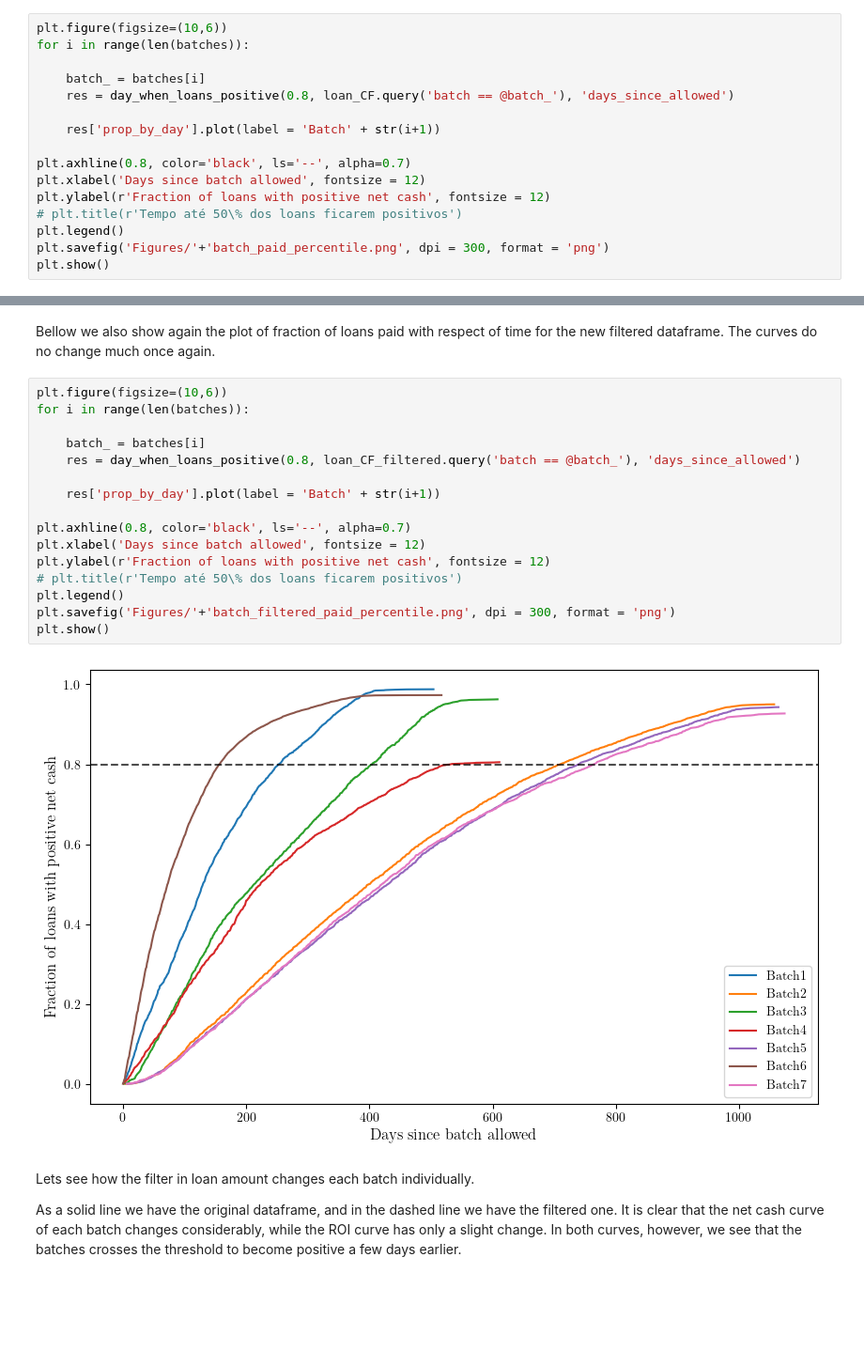
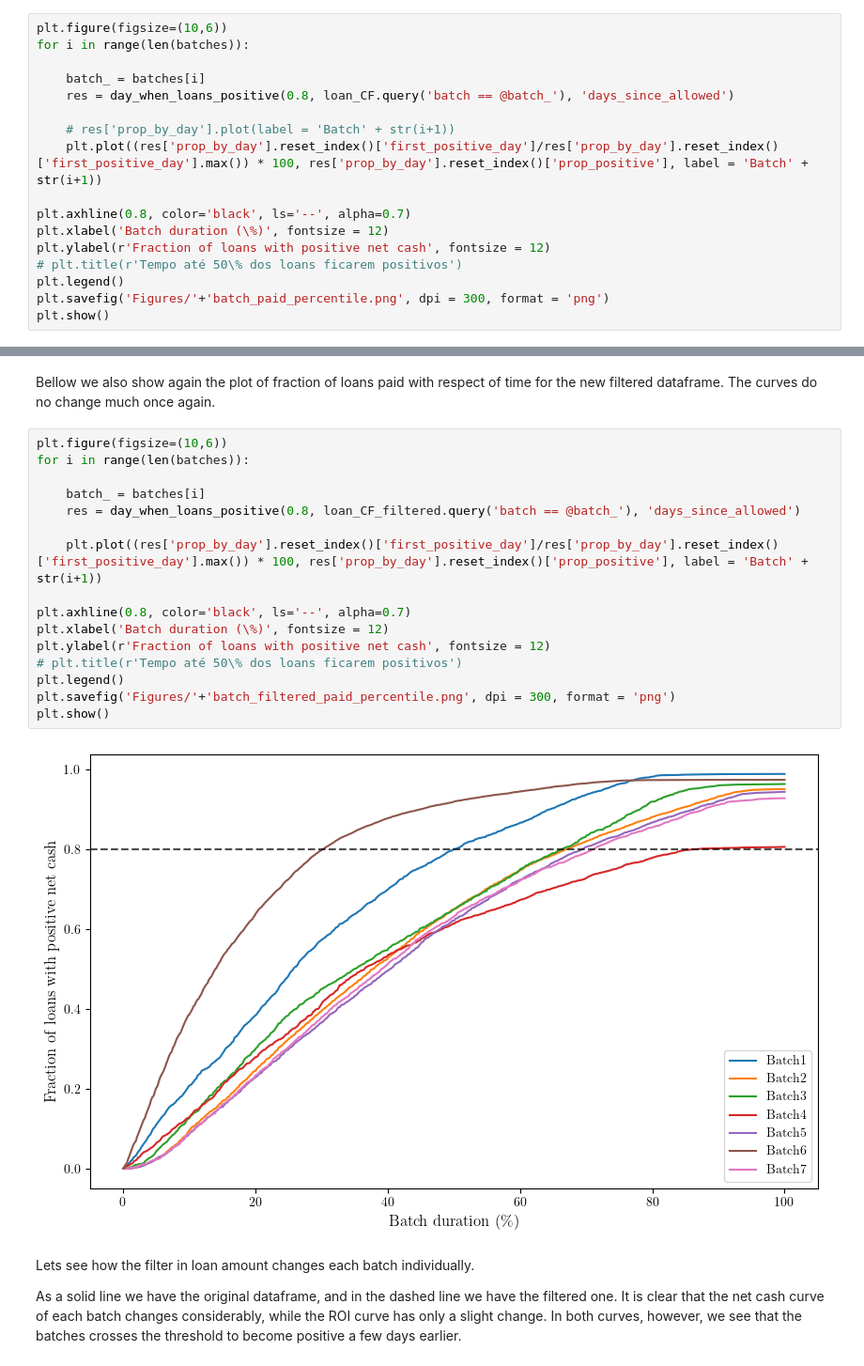
Before and after one commit to Igorreis/Case_cohort_ROI, a Jupyter notebook: notebooks/EDA.ipynb, the cells around one changed output, grey strips where cells are left out. Shown at 94% size. Saved outputs shown, nothing was run; the diff lists cells and outputs as text; blank space fills up the shorter version.

```diff
--- a/notebooks/EDA.ipynb
+++ b/notebooks/EDA.ipynb
@@ -58,10 +54,11 @@ for i in range(len(batches)):
     batch_ = batches[i]
     res = day_when_loans_positive(0.8, loan_CF.query('batch == @batch_'), 'days_since_allowed')
 
-    res['prop_by_day'].plot(label = 'Batch' + str(i+1))
+    # res['prop_by_day'].plot(label = 'Batch' + str(i+1))
+    plt.plot((res['prop_by_day'].reset_index()['first_positive_day']/res['prop_by_day'].reset_index()['first_positive_day'].max()) * 100, res['prop_by_day'].reset_index()['prop_positive'], label = 'Batch' + str(i+1))
 
 plt.axhline(0.8, color='black', ls='--', alpha=0.7)
-plt.xlabel('Days since batch allowed', fontsize = 12)
+plt.xlabel('Batch duration (\%)', fontsize = 12)
 plt.ylabel(r'Fraction of loans with positive net cash', fontsize = 12)
 # plt.title(r'Tempo até 50\% dos loans ficarem positivos')
 plt.legend()
@@ -186,21 +182,21 @@ Bellow we also show again the plot of fraction of loans paid with respect of tim
 # %%
 plt.figure(figsize=(10,6))
 for i in range(len(batches)):
 
     batch_ = batches[i]
     res = day_when_loans_positive(0.8, loan_CF_filtered.query('batch == @batch_'), 'days_since_allowed')
 
-    res['prop_by_day'].plot(label = 'Batch' + str(i+1))
+    plt.plot((res['prop_by_day'].reset_index()['first_positive_day']/res['prop_by_day'].reset_index()['first_positive_day'].max()) * 100, res['prop_by_day'].reset_index()['prop_positive'], label = 'Batch' + str(i+1))
 
 plt.axhline(0.8, color='black', ls='--', alpha=0.7)
-plt.xlabel('Days since batch allowed', fontsize = 12)
+plt.xlabel('Batch duration (\%)', fontsize = 12)
 plt.ylabel(r'Fraction of loans with positive net cash', fontsize = 12)
 # plt.title(r'Tempo até 50\% dos loans ficarem positivos')
 plt.legend()
 plt.savefig('Figures/'+'batch_filtered_paid_percentile.png', dpi = 300, format = 'png')
 plt.show()
 # %% [output]
-[figure, old version]
+[figure, new version]
 # %% [markdown]
 Lets see how the filter in loan amount changes each batch individually.
 
```
Also changed, not shown: parts of 5 cells of this notebook.
